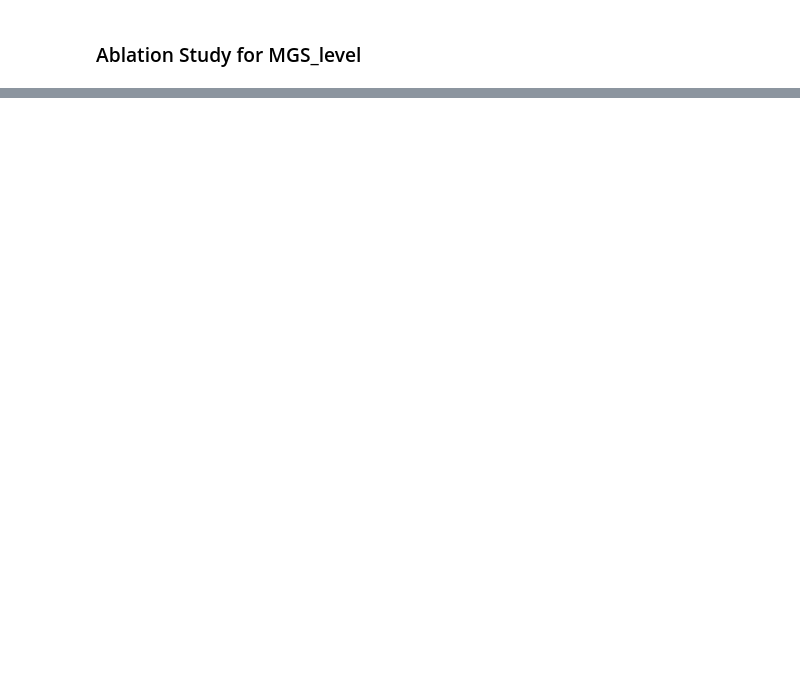
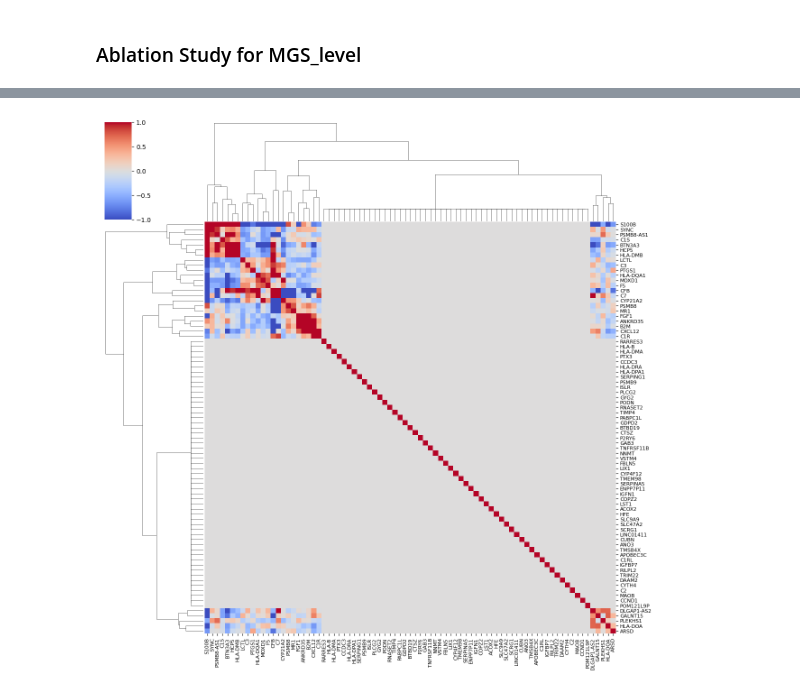
Before and after one commit to arkobarman/graphical_gene_clustering_RNASeq, a Jupyter notebook: pipeline.ipynb, the cells around one changed output, grey strips where cells are left out. Drawn from its saved outputs; the diff is of its cells as text; code cells hidden in the pictures; blank space fills up the shorter version.

```diff
--- a/pipeline.ipynb
+++ b/pipeline.ipynb
@@ -187,0 +202,7 @@ cluster_labels
+# %%
+phase_1_results = np.load('results/co_expression/aak_phase_1_results.npy')
+phase_4_results = np.load('results/co_expression/aak_phase_4_results.npy')
+# %%
+phase1_DBSCAN_res = cluster_correlation_matrix(phase_1_results, gene_names, eps=0.05)
+# %% [output]
+[figure, added]
```
Also changed, not shown: parts of 23 cells of this notebook, 6 other files.
